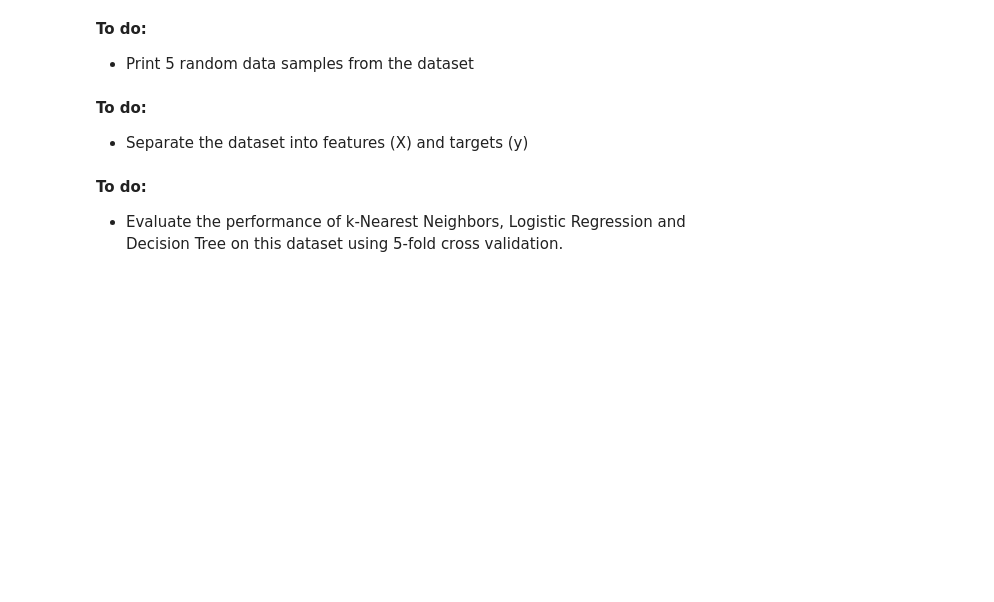
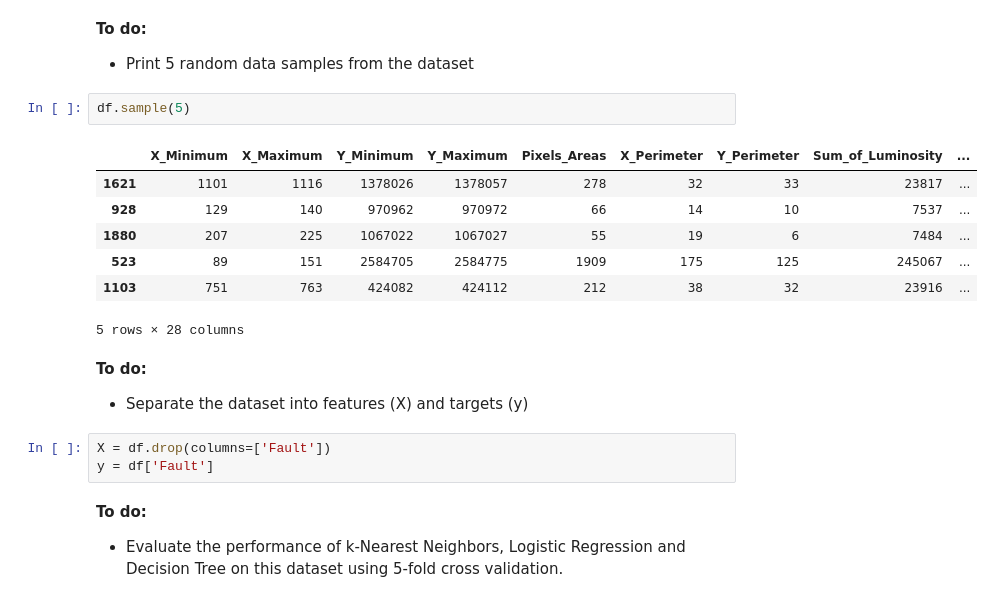
Before and after one commit to wooihaw/pai_oct2024, a Jupyter notebook: Part_3/handson_3/handson_3c.ipynb, the cells around one changed output. Drawn from its saved outputs; the diff is of its cells as text; blank space fills up the shorter version.

```diff
--- a/Part_3/handson_3/handson_3c.ipynb
+++ b/Part_3/handson_3/handson_3c.ipynb
@@ -33,9 +33,22 @@ else:
 # %% [markdown]
 **To do:**
 - Print 5 random data samples from the dataset
+# %%
+df.sample(5)
+# %% [output]
+|  | X_Minimum | X_Maximum | Y_Minimum | Y_Maximum | Pixels_Areas | X_Perimeter | Y_Perimeter | Sum_of_Luminosity | ... |
+| 1621 | 1101 | 1116 | 1378026 | 1378057 | 278 | 32 | 33 | 23817 | ... |
+| 928 | 129 | 140 | 970962 | 970972 | 66 | 14 | 10 | 7537 | ... |
+| 1880 | 207 | 225 | 1067022 | 1067027 | 55 | 19 | 6 | 7484 | ... |
+| 523 | 89 | 151 | 2584705 | 2584775 | 1909 | 175 | 125 | 245067 | ... |
+| 1103 | 751 | 763 | 424082 | 424112 | 212 | 38 | 32 | 23916 | ... |
+5 rows × 28 columns
 # %% [markdown]
 **To do:**
 - Separate the dataset into features (X) and targets (y)
+# %%
+X = df.drop(columns=['Fault'])
+y = df['Fault']
 # %% [markdown]
 **To do:**
 - Evaluate the performance of k-Nearest Neighbors, Logistic Regression and Decision Tree on this dataset using 5-fold cross validation.
```
Also changed, not shown: parts of 3 cells of this notebook, 4 other files.
